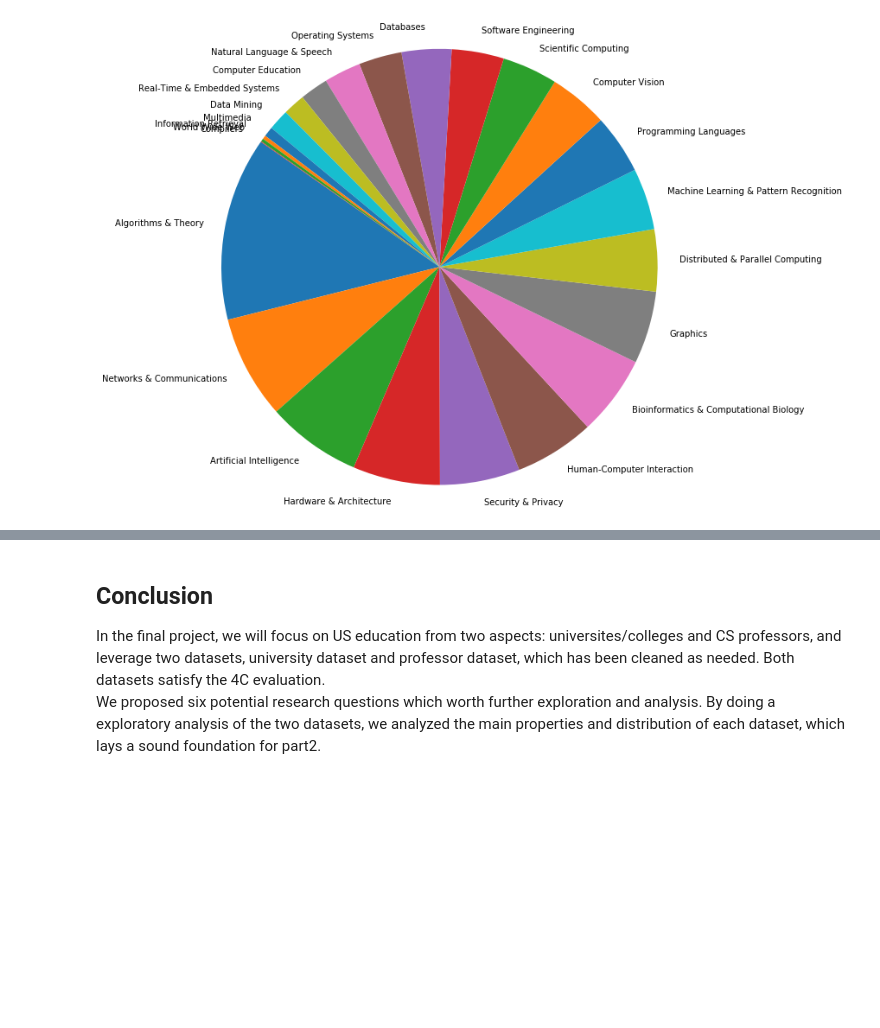
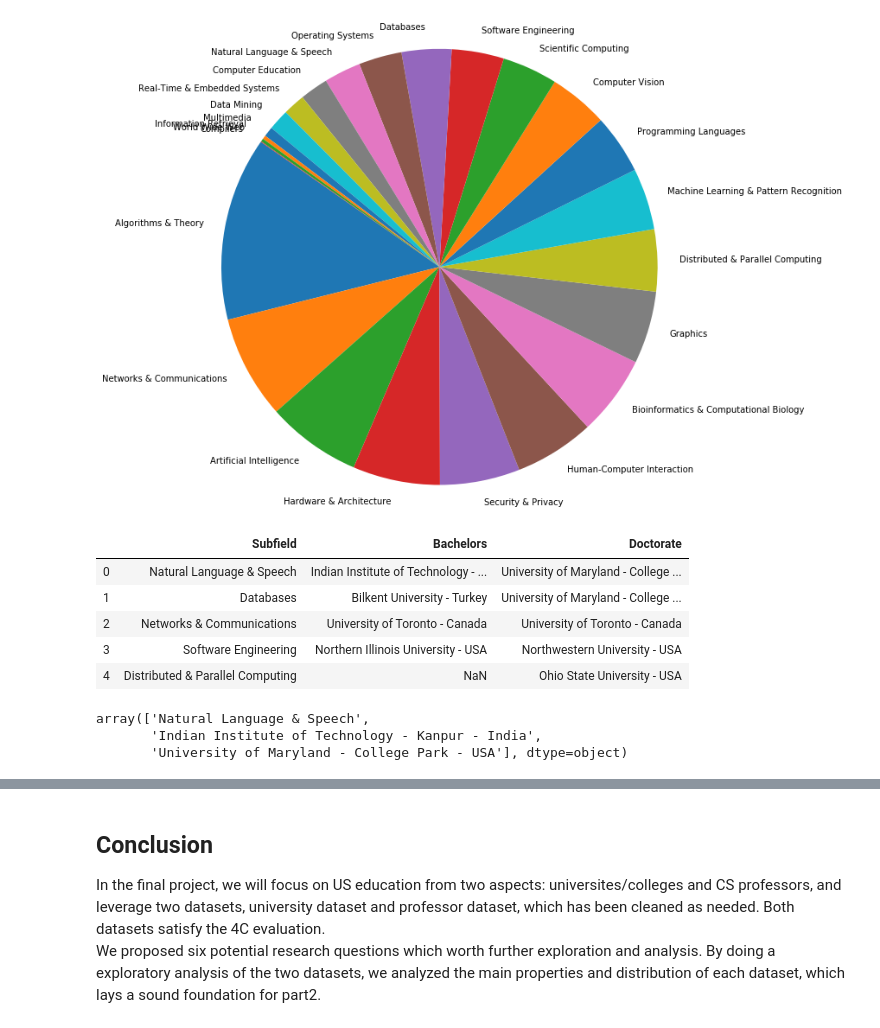
Before and after one commit to ShengruiLYU/InteractiveDS-University-Professor-Analysis, a Jupyter notebook: ids_final_part1_group8.ipynb, the cells around one changed output, grey strips where cells are left out. Drawn from its saved outputs; the diff is of its cells as text; code cells hidden in the pictures; blank space fills up the shorter version.

```diff
--- a/ids_final_part1_group8.ipynb
+++ b/ids_final_part1_group8.ipynb
@@ -377,0 +380,13 @@ plt.show()
+# %%
+features = ['Subfield','Bachelors','Doctorate']
+# %%
+temp = df_prof[features]
+temp.dropna()
+temp.head()
+# %% [output]
+|  | Subfield | Bachelors | Doctorate |
+| 0 | Natural Language & Speech | Indian Institute of Technology - ... | University of Maryland - College ... |
+| 1 | Databases | Bilkent University - Turkey | University of Maryland - College ... |
+| 2 | Networks & Communications | University of Toronto - Canada | University of Toronto - Canada |
+| 3 | Software Engineering | Northern Illinois University - USA | Northwestern University - USA |
+| 4 | Distributed & Parallel Computing | NaN | Ohio State University - USA |
@@ -377,0 +395,6 @@ plt.show()
+# %%
+X_train[0]
+# %% [output]
+array(['Natural Language & Speech',
+       'Indian Institute of Technology - Kanpur - India',
+       'University of Maryland - College Park - USA'], dtype=object)
```
Also changed, not shown: parts of 19 cells of this notebook, 9 other files.
